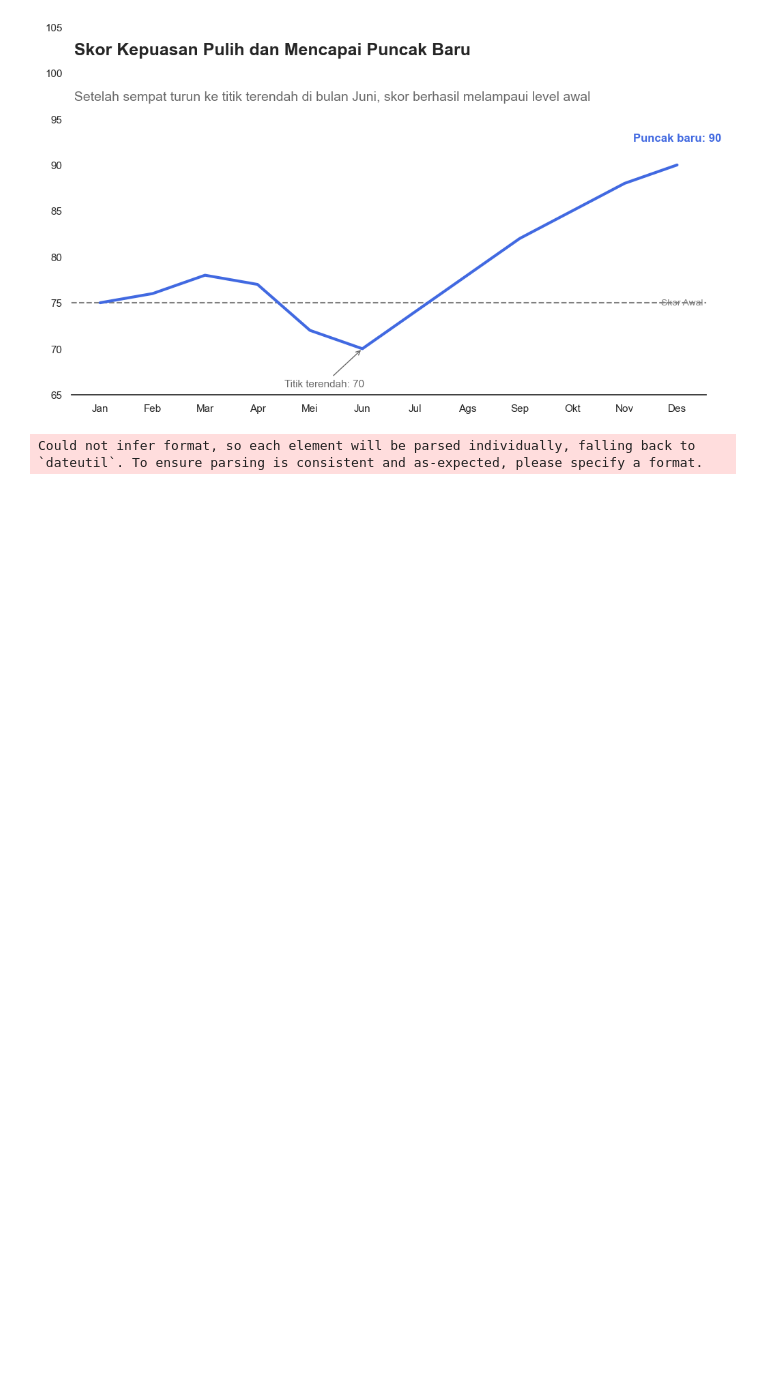
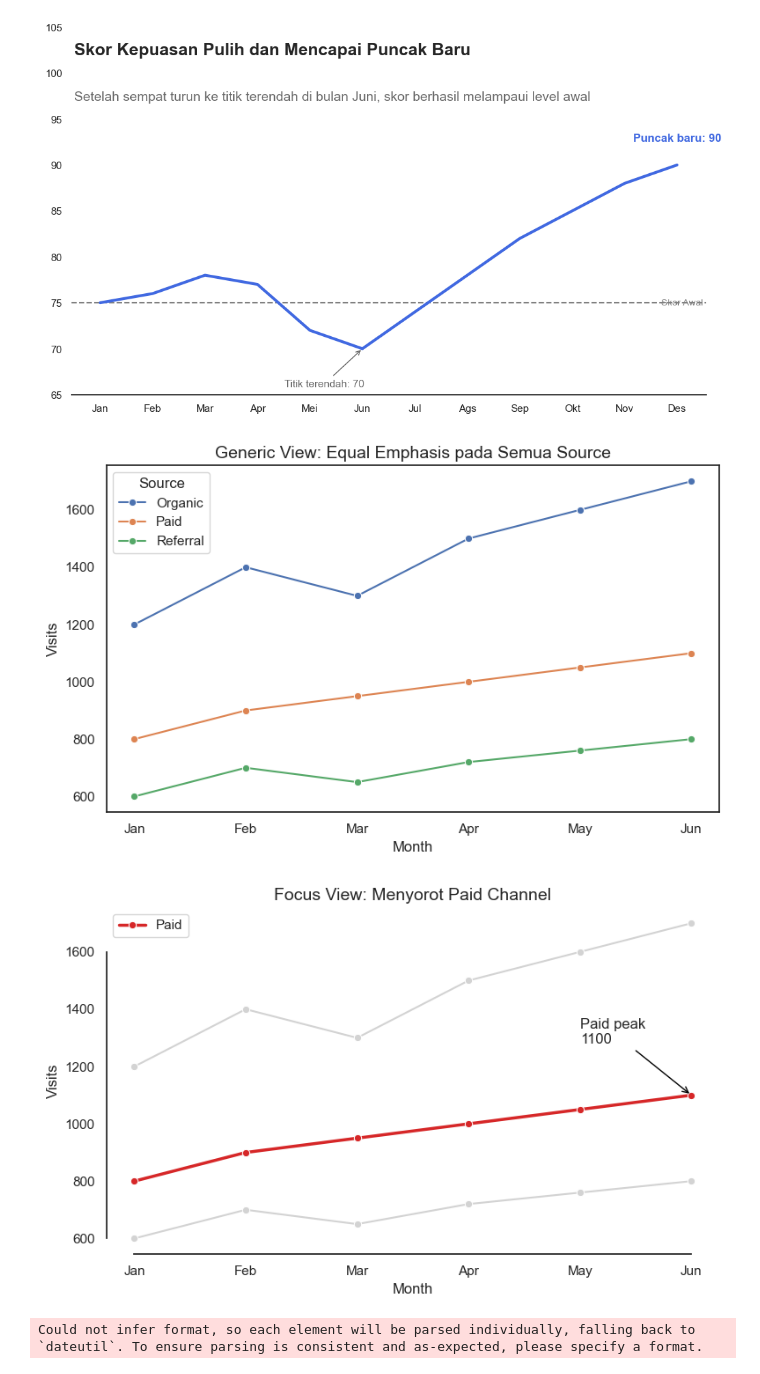
Before and after one commit to gedetanok/kelasbagus3-deep-understanding-of-machine-learning, a Jupyter notebook: Week 2/matplotlib.ipynb, the cells around one changed output. Saved outputs shown, nothing was run; the diff lists cells and outputs as text; code cells hidden in the pictures; blank space fills up the shorter version.

```diff
--- a/Week 2/matplotlib.ipynb
+++ b/Week 2/matplotlib.ipynb
@@ -587,6 +572,61 @@ ax.set_ylim(65, 105)
 plt.show()
 # %% [output]
 [figure]
+# %%
+import pandas as pd
+import seaborn as sns
+import matplotlib.pyplot as plt
+
+# Dummy data: Monthly website visits by source
+data = {
+    'Month': ['Jan', 'Feb', 'Mar', 'Apr', 'May', 'Jun'],
+    'Organic': [1200, 1400, 1300, 1500, 1600, 1700],
+    'Paid':    [800, 900, 950, 1000, 1050, 1100],
+    'Referral':[600, 700, 650, 720, 760, 800]
+}
+df = pd.DataFrame(data).melt(id_vars='Month', var_name='Source', value_name='Visits')
+
+# Visualization 1: Generic (no focus attention)
+plt.figure(figsize=(8, 5))
+sns.lineplot(data=df, x='Month', y='Visits', hue='Source', marker='o')
+plt.title('Generic View: Equal Emphasis pada Semua Source', fontsize=14)
+plt.xlabel('Month', fontsize=12)
+plt.ylabel('Visits', fontsize=12)
+plt.legend(title='Source')
+plt.tight_layout()
+plt.show()
+
+# Visualization 2: Focus Attention (highlight Paid)
+plt.figure(figsize=(8, 5))
+# Plot non-Paid in gray
+sns.lineplot(
+    data=df[df['Source'] != 'Paid'], x='Month', y='Visits',
+    hue='Source', palette=['lightgray','lightgray'], legend=False, marker='o'
+)
+# Highlight Paid in bold red
+sns.lineplot(
+    data=df[df['Source'] == 'Paid'], x='Month', y='Visits',
+    color='tab:red', marker='o', linewidth=2.5, label='Paid'
+)
+plt.title('Focus View: Menyorot Paid Channel', fontsize=14)
+plt.xlabel('Month', fontsize=12)
+plt.ylabel('Visits', fontsize=12)
+# Annotate peak Paid
+paid_df = df[df['Source']=='Paid']
+peak = paid_df.loc[paid_df['Visits'].idxmax()]
+plt.annotate(
+    f"Paid peak\n{peak['Visits']}",
+    xy=(peak['Month'], peak['Visits']),
+    xytext=('May', peak['Visits']+180),
+    arrowprops=dict(arrowstyle='->', color='black')
+)
+plt.legend()
+sns.despine(trim=True)
+plt.tight_layout()
+plt.show()
+# %% [output]
+[figure, added]
+[figure, added]
 # %%
 import seaborn as sns
 import matplotlib.pyplot as plt
```
Also changed, not shown: parts of 6 cells of this notebook, 3 other files.
